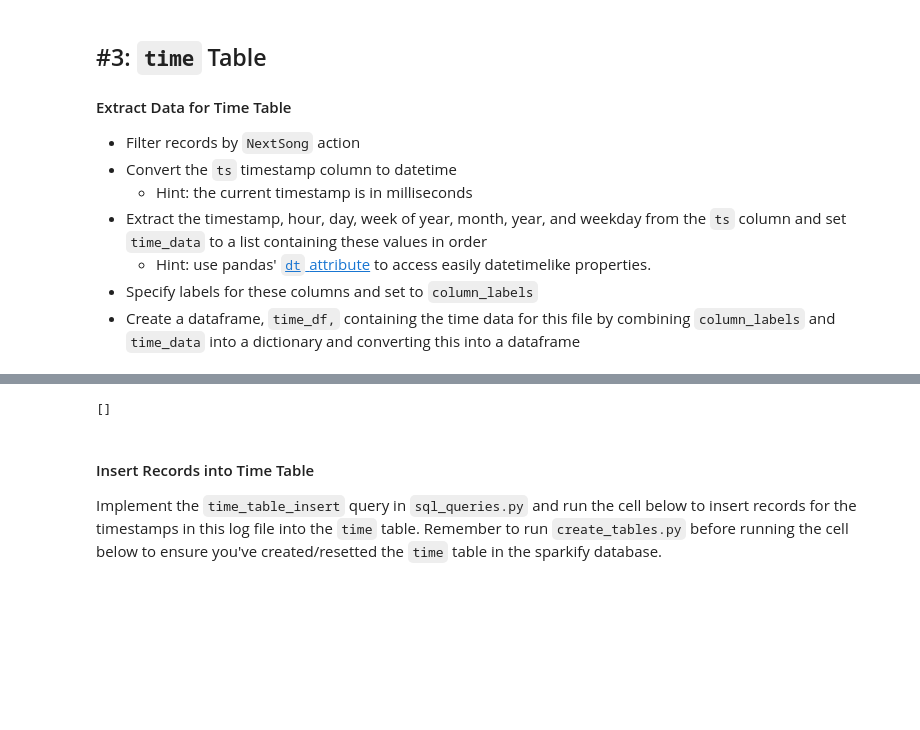
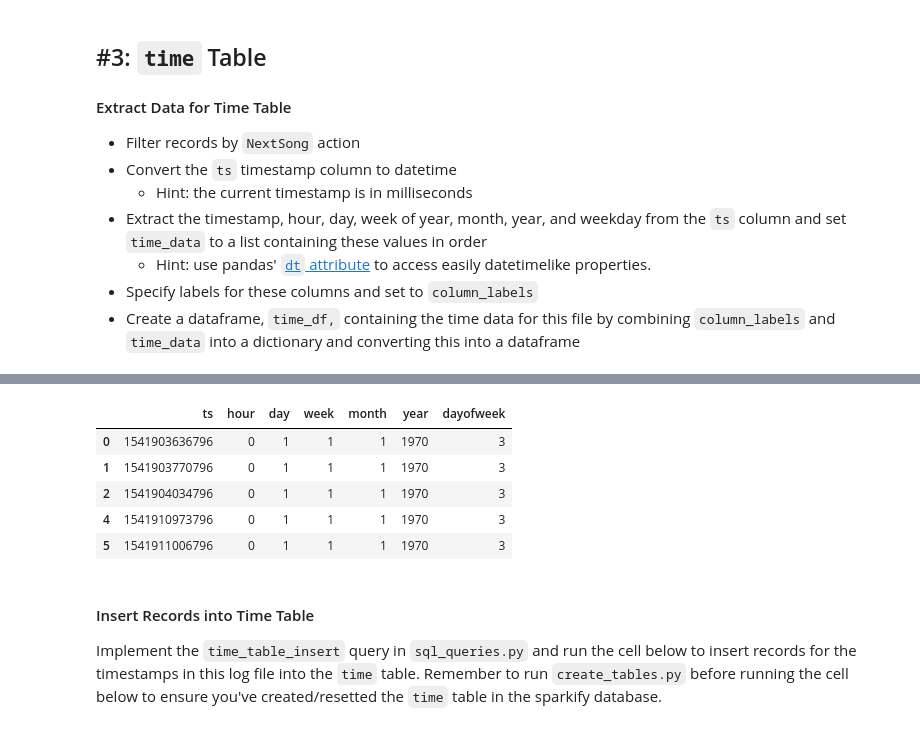
Before and after one commit to caoquyenis/hello, a Jupyter notebook: etl.ipynb, the cells around one changed output, grey strips where cells are left out. Drawn from its saved outputs; the diff is of its cells as text; code cells hidden in the pictures; blank space fills up the shorter version.

```diff
--- a/etl.ipynb
+++ b/etl.ipynb
@@ -189,0 +159,4 @@ finalList
+# %%
+t = df['ts']
+t= pd.to_datetime(t)
+t.head()
@@ -190,4 +170,6 @@ finalList
 # %%
 # Extract the timestamp, hour, day, week of year, month, year, and weekday from the `ts` column and set `time_data` to a list containing these values in order#
-time_data = tsList
-column_labels = ['timeStamp', 'hour', 'day', 'weekOfDay', 'month', 'year', 'weekday']
+# insert time data records
+time_data = (df['ts'], t.dt.hour, t.dt.day, t.dt.weekofyear, t.dt.month, t.dt.year, t.dt.weekday)
+column_labels = ('ts', 'hour', 'day', 'week', 'month', 'year', 'dayofweek')
+time_data
@@ -194,13 +194,14 @@ column_labels = ['timeStamp', 'hour', 'day', 'weekOfDay', 'month', 'year', 'week
-# %%
-res = []
-for list in time_data:
-    # res = {column_labels[i] : list[i] for i in range(7)}
-    res.append(list)
-res
-#time_data[list]
-#time_df
-# %% [output]
-[]
+# %%
+time_df = pd.DataFrame(dict(zip(column_labels, time_data)))
+time_df.head()
+#time_df
+# %% [output]
+|  | ts | hour | day | week | month | year | dayofweek |
+| 0 | 1541903636796 | 0 | 1 | 1 | 1 | 1970 | 3 |
+| 1 | 1541903770796 | 0 | 1 | 1 | 1 | 1970 | 3 |
+| 2 | 1541904034796 | 0 | 1 | 1 | 1 | 1970 | 3 |
+| 4 | 1541910973796 | 0 | 1 | 1 | 1 | 1970 | 3 |
+| 5 | 1541911006796 | 0 | 1 | 1 | 1 | 1970 | 3 |
 # %% [markdown]
 #### Insert Records into Time Table
 Implement the `time_table_insert` query in `sql_queries.py` and run the cell below to insert records for the timestamps in this log file into the `time` table. Remember to run `create_tables.py` before running the cell below to ensure you've created/resetted the `time` table in the sparkify database.
```
Also changed, not shown: parts of 8 cells of this notebook, 1 other file.
